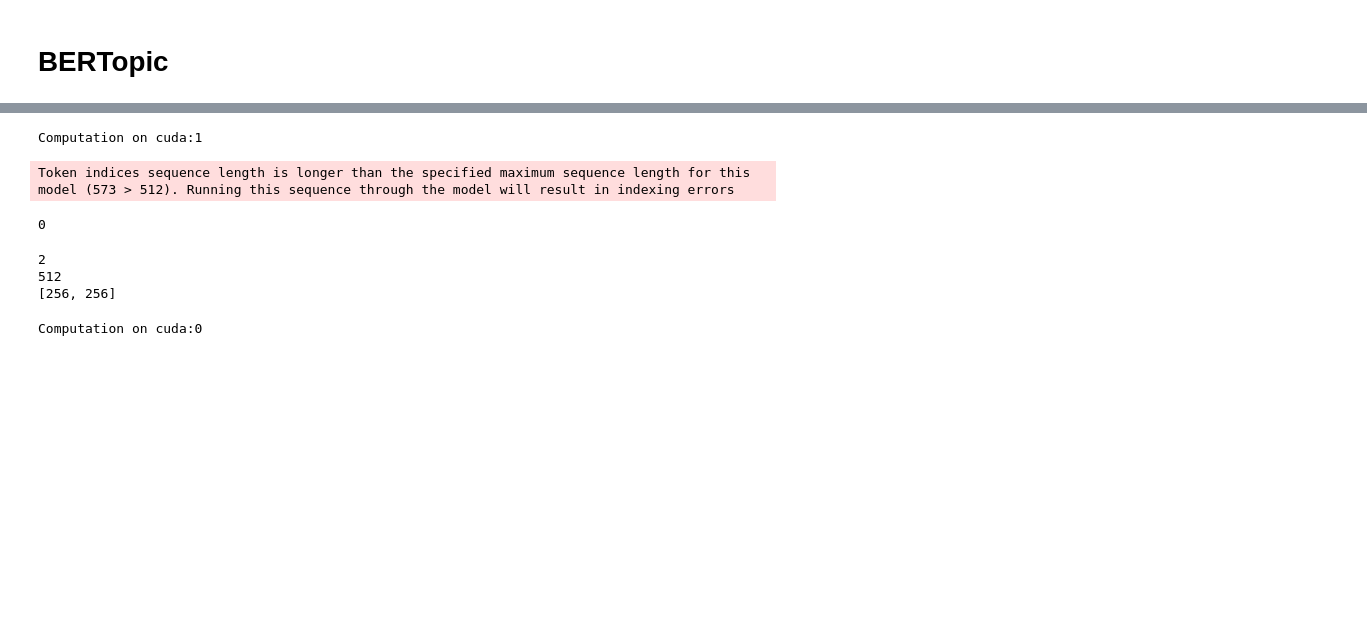
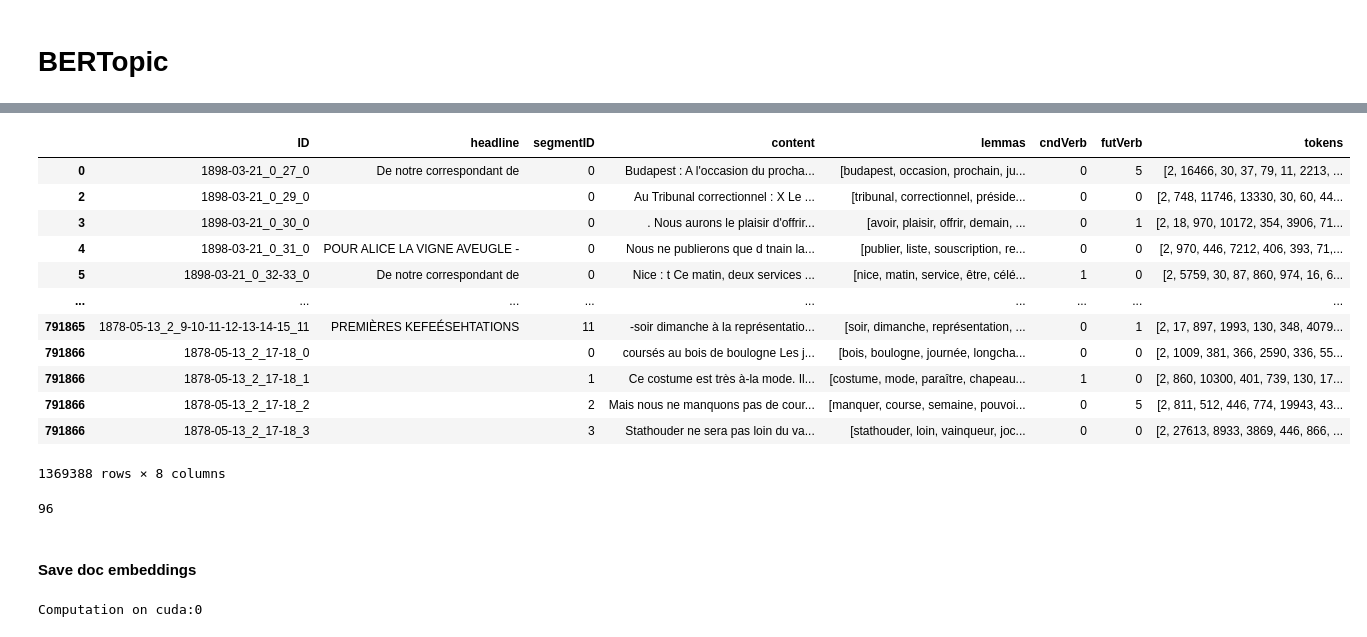
Before and after one commit to GuilhemSicard/Future-Anxiety, a Jupyter notebook: TopicModeling .ipynb, the cells around one changed output, grey strips where cells are left out. Saved outputs shown, nothing was run; the diff lists cells and outputs as text; code cells hidden in the pictures; blank space fills up the shorter version.

```diff
--- a/TopicModeling .ipynb
+++ b/TopicModeling .ipynb
@@ -443,40 +407,33 @@ Some weights of the model checkpoint at dbmdz/bert-base-french-europeana-cased w
 - This IS expected if you are initializing BertModel from the checkpoint of a model trained on another task or with another architecture (e.g. initializing a BertForSequenceClassification model from a ...
 - This IS NOT expected if you are initializing BertModel from the checkpoint of a model that you expect to be exactly identical (initializing a BertForSequenceClassification model from a BertForSequen ...
+# %%
+BERTDf
+# %% [output]
+|  | ID | headline | segmentID | content | lemmas | cndVerb | futVerb | tokens |
+| 0 | 1898-03-21_0_27_0 | De notre correspondant de | 0 | Budapest : A l'occasion du procha... | [budapest, occasion, prochain, ju... | 0 | 5 | [2, 16466, 30, 37, 79, 11, 2213, ... |
+| 2 | 1898-03-21_0_29_0 |  | 0 | Au Tribunal correctionnel : X Le ... | [tribunal, correctionnel, préside... | 0 | 0 | [2, 748, 11746, 13330, 30, 60, 44... |
+| 3 | 1898-03-21_0_30_0 |  | 0 | . Nous aurons le plaisir d'offrir... | [avoir, plaisir, offrir, demain, ... | 0 | 1 | [2, 18, 970, 10172, 354, 3906, 71... |
+| 4 | 1898-03-21_0_31_0 | POUR ALICE LA VIGNE AVEUGLE - | 0 | Nous ne publierons que d tnain la... | [publier, liste, souscription, re... | 0 | 0 | [2, 970, 446, 7212, 406, 393, 71,... |
+| 5 | 1898-03-21_0_32-33_0 | De notre correspondant de | 0 | Nice : t Ce matin, deux services ... | [nice, matin, service, être, célé... | 1 | 0 | [2, 5759, 30, 87, 860, 974, 16, 6... |
+| ... | ... | ... | ... | ... | ... | ... | ... | ... |
+| 791865 | 1878-05-13_2_9-10-11-12-13-14-15_11 | PREMIÈRES KEFEÉSEHTATIONS | 11 | -soir dimanche à la représentatio... | [soir, dimanche, représentation, ... | 0 | 1 | [2, 17, 897, 1993, 130, 348, 4079... |
+| 791866 | 1878-05-13_2_17-18_0 |  | 0 | coursés au bois de boulogne Les j... | [bois, boulogne, journée, longcha... | 0 | 0 | [2, 1009, 381, 366, 2590, 336, 55... |
+| 791866 | 1878-05-13_2_17-18_1 |  | 1 | Ce costume est très à-la mode. Il... | [costume, mode, paraître, chapeau... | 1 | 0 | [2, 860, 10300, 401, 739, 130, 17... |
+| 791866 | 1878-05-13_2_17-18_2 |  | 2 | Mais nous ne manquons pas de cour... | [manquer, course, semaine, pouvoi... | 0 | 5 | [2, 811, 512, 446, 774, 19943, 43... |
+| 791866 | 1878-05-13_2_17-18_3 |  | 3 | Stathouder ne sera pas loin du va... | [stathouder, loin, vainqueur, joc... | 0 | 0 | [2, 27613, 8933, 3869, 446, 866, ... |
+1369388 rows × 8 columns
 # %%
-splitor = DocSplitor(model,tokenizer)
+#splitor = DocSplitor(model,tokenizer)
 
-docs = [splitor.tokenize(doc) for doc in doc_bin.get_docs(nlp.vocab)]
-BERTDf = pd.DataFrame(docs, columns=['ID','headline','segmentID','content','lemmas','tokens'])
-BERTDf = BERTDf.explode(['segmentID','content','lemmas','tokens'])
+#docs = [splitor.tokenize(doc) for doc in doc_bin.get_docs(nlp.vocab)]
+#BERTDf = pd.DataFrame(docs, columns=['ID','headline','segmentID','content','lemmas','cndVerb','futVerb','tokens'])
+BERTDf = BERTDf.explode(['segmentID','content','cndVerb','futVerb','lemmas','tokens'])
 BERTDf  =BERTDf[~BERTDf.content.isna()].copy()
 BERTDf['ID'] += '_' +BERTDf['segmentID']
-BERTDf.to_csv('data/le_figaro_BERT.csv',index=False)
+BERTDf.to_pickle('data/le_figaro_BERT.bz',)
 
 del docs
 del doc_bin
 gc.collect()
 # %% [output]
-Computation on cuda:1
+96
-Token indices sequence length is longer than the specified maximum sequence length for this model (573 > 512). Running this sequence through the model will result in indexing errors
-0
-# %%
-#with open('data/bertEmbeddings/embs.npz', 'wb') as file:
-#    np.savez_compressed(file, **{'ok':[1,2,3],'wah':[3,2,1]})
-
-with open(f'data/bertEmbeddings/tokEmbs.npz', 'rb') as tokFile:
-    test = np.load(tokFile)
-    #ind = pd.DataFrame((test[f'index{0}'][0]))
-    #embs = pd.DataFrame(test[f'embs{0}']).apply(np.array,axis=1).rename("embs")
-    content = [pd.concat([pd.DataFrame((test[f'index{i}']),columns = ['ID','tokInd']),
-                          pd.DataFrame(test[f'embs{i}']).apply(np.array,axis=1).rename("embs")],axis=1)
-               for i in range(int(len(test.files)/2))]
-    print(len(content))
-    print(len(set(content[0].ID.values)|set(content[1].ID.values)))
-    print([len(np.unique(d.ID)) for d in content])
-    df  = pd.concat(content)
-
-        #ind, embs = zip(*[(ind, embs) for ind, embs in test.items()])
-# %% [output]
-2
-512
-[256, 256]
@@ -483 +442,3 @@ with open(f'data/bertEmbeddings/tokEmbs.npz', 'rb') as tokFile:
+# %% [markdown]
+#### Save doc embeddings
 # %%
```
Also changed, not shown: parts of 40 cells of this notebook, 3 other files.
